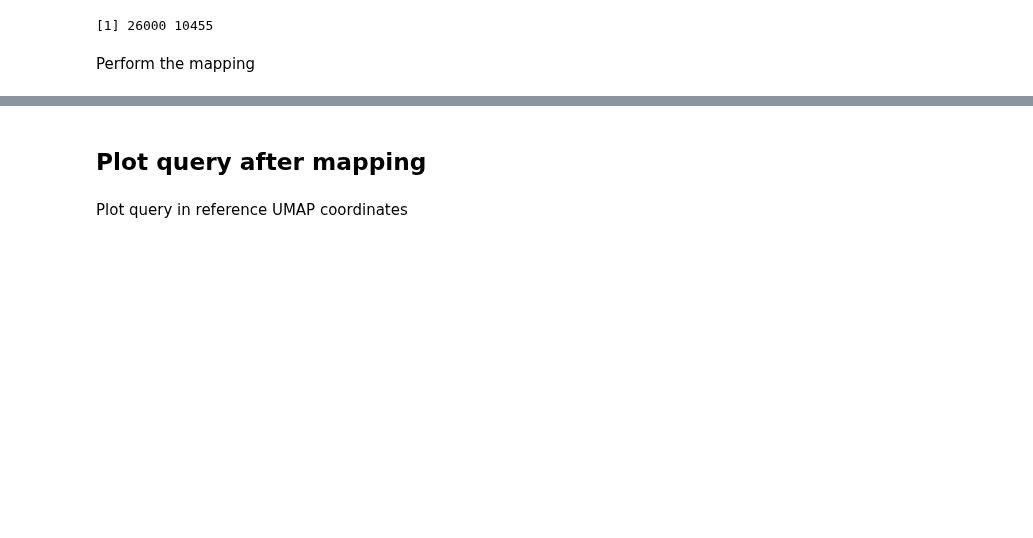
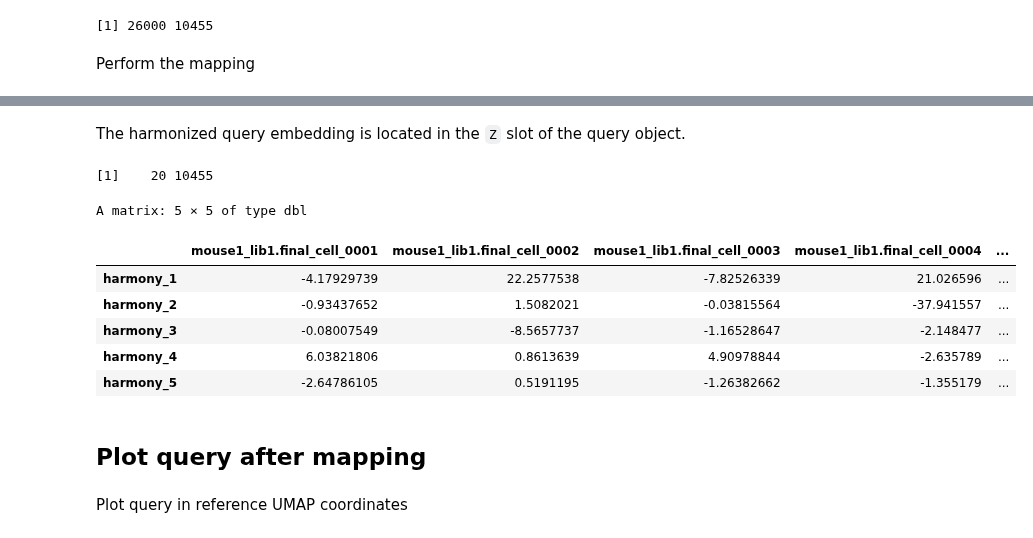
Before and after one commit to immunogenomics/symphony, a Jupyter notebook: vignettes/prebuilt_references_tutorial.ipynb, the cells around one changed output, grey strips where cells are left out. Saved outputs shown, nothing was run; the diff lists cells and outputs as text; code cells hidden in the pictures; blank space fills up the shorter version.

```diff
--- a/vignettes/prebuilt_references_tutorial.ipynb
+++ b/vignettes/prebuilt_references_tutorial.ipynb
@@ -204,3 +226,17 @@ All done!
+# %% [markdown]
+The harmonized query embedding is located in the `Z` slot of the query object.
+# %%
+dim(query$Z)
+query$Z[1:5, 1:5]
+# %% [output]
+[1]    20 10455
+A matrix: 5 × 5 of type dbl
+|  | mouse1_lib1.final_cell_0001 | mouse1_lib1.final_cell_0002 | mouse1_lib1.final_cell_0003 | mouse1_lib1.final_cell_0004 | ... |
+| harmony_1 | -4.17929739 | 22.2577538 | -7.82526339 | 21.026596 | ... |
+| harmony_2 | -0.93437652 | 1.5082021 | -0.03815564 | -37.941557 | ... |
+| harmony_3 | -0.08007549 | -8.5657737 | -1.16528647 | -2.148477 | ... |
+| harmony_4 | 6.03821806 | 0.8613639 | 4.90978844 | -2.635789 | ... |
+| harmony_5 | -2.64786105 | 0.5191195 | -1.26382662 | -1.355179 | ... |
 # %% [markdown]
 ## Plot query after mapping
 # %% [markdown]
```
Also changed, not shown: parts of 14 cells of this notebook.
